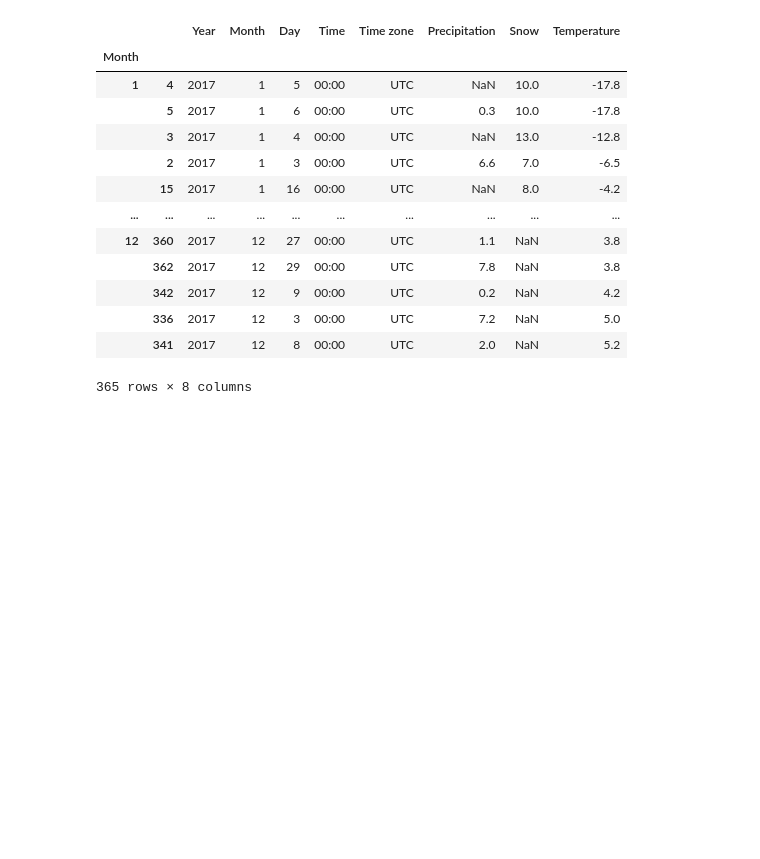
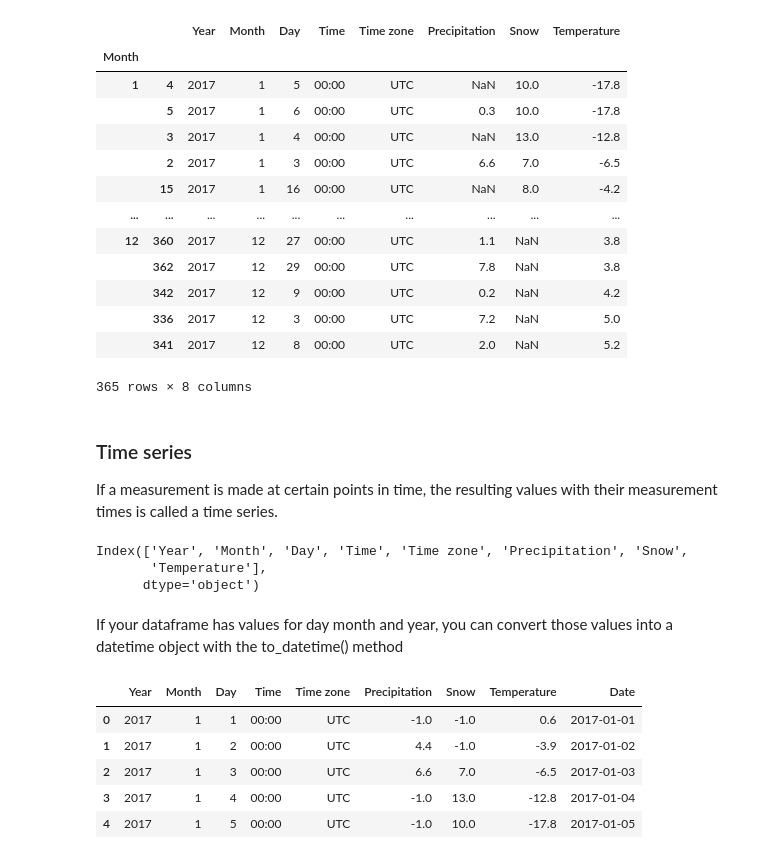
Before and after one commit to henryblu/Data-analysis-with-python, a Jupyter notebook: pandas.ipynb, the cells around one changed output. Saved outputs shown, nothing was run; the diff lists cells and outputs as text; code cells hidden in the pictures; blank space fills up the shorter version.

```diff
--- a/pandas.ipynb
+++ b/pandas.ipynb
@@ -706,3 +706,25 @@ wh4.groupby("Month").apply(lambda df : df.sort_values("Temperature"))
 |  | 336 | 2017 | 12 | 3 | 00:00 | UTC | 7.2 | NaN | 5.0 |
 |  | 341 | 2017 | 12 | 8 | 00:00 | UTC | 2.0 | NaN | 5.2 |
 365 rows × 8 columns
+# %% [markdown]
+### Time series
+If a measurement is made at certain points in time, the resulting values with their measurement times is called a time series.
+# %%
+wh2 = wh3.copy()
+wh2.columns
+# %% [output]
+Index(['Year', 'Month', 'Day', 'Time', 'Time zone', 'Precipitation', 'Snow',
+       'Temperature'],
+      dtype='object')
+# %% [markdown]
+If your dataframe has values for day month and year, you can convert those values into a datetime object with the to_datetime() method
+# %%
+wh2["Date"] = pd.to_datetime(wh2[["Year", "Month", "Day"]])
+wh2.head()
+# %% [output]
+|  | Year | Month | Day | Time | Time zone | Precipitation | Snow | Temperature | Date |
+| 0 | 2017 | 1 | 1 | 00:00 | UTC | -1.0 | -1.0 | 0.6 | 2017-01-01 |
+| 1 | 2017 | 1 | 2 | 00:00 | UTC | 4.4 | -1.0 | -3.9 | 2017-01-02 |
+| 2 | 2017 | 1 | 3 | 00:00 | UTC | 6.6 | 7.0 | -6.5 | 2017-01-03 |
+| 3 | 2017 | 1 | 4 | 00:00 | UTC | -1.0 | 13.0 | -12.8 | 2017-01-04 |
+| 4 | 2017 | 1 | 5 | 00:00 | UTC | -1.0 | 10.0 | -17.8 | 2017-01-05 |
```
Also changed, not shown: parts of 14 cells of this notebook.
